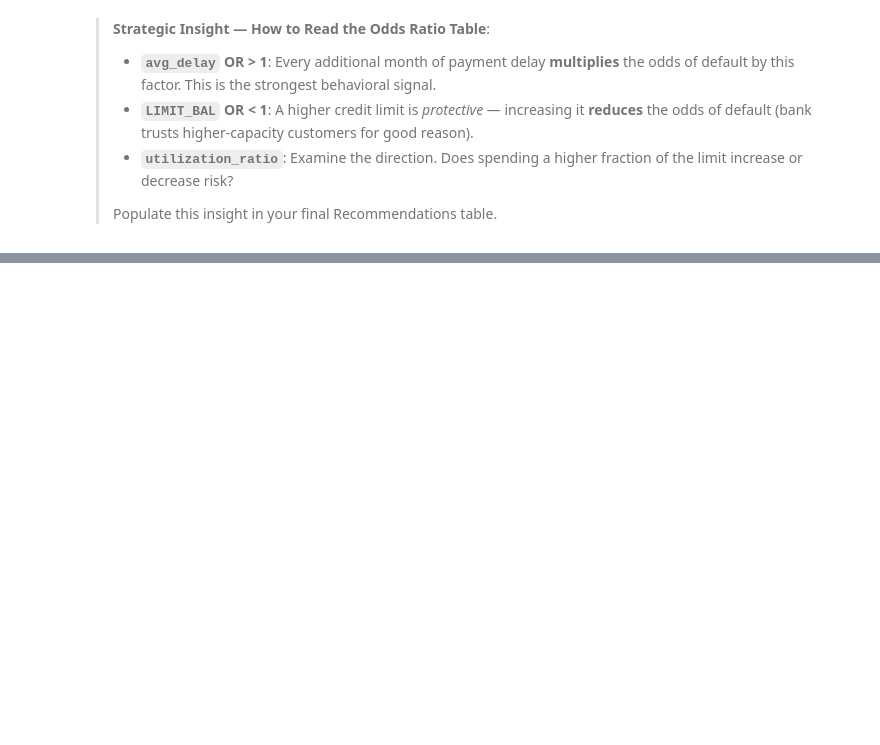
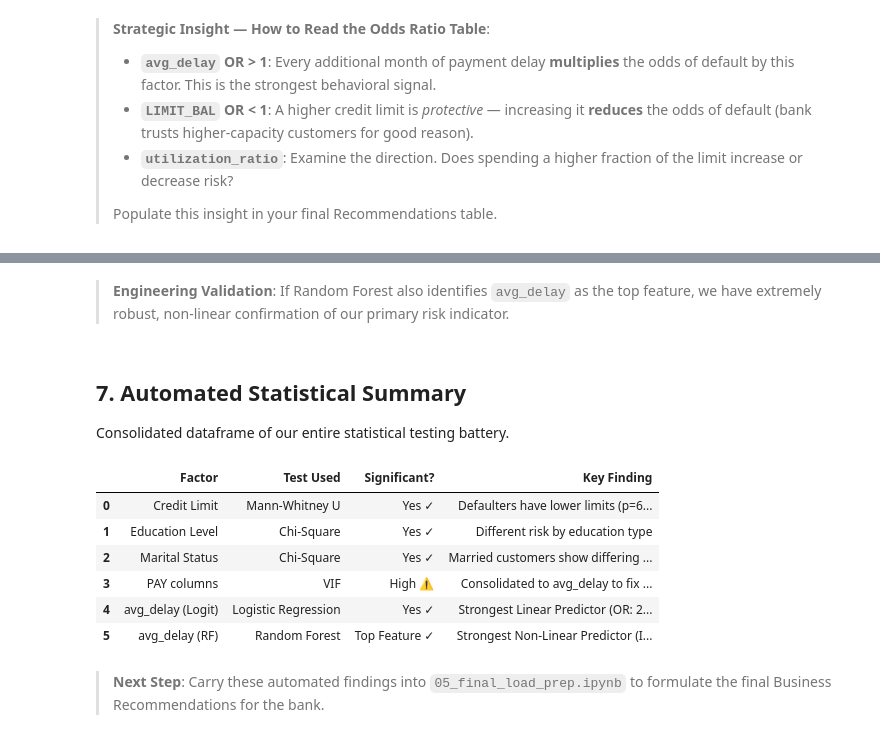
Before and after one commit to mrstrange1708/SectionD_G-3_UCI_Credit_Card., a Jupyter notebook: notebooks/04_statistical_analysis.ipynb, the cells around one changed output, grey strips where cells are left out. Cells and saved outputs as stored; diff of their text form; code cells hidden in the pictures; blank space fills up the shorter version.

Commit message:
Statistical analysis Improved

```diff
--- a/notebooks/04_statistical_analysis.ipynb
+++ b/notebooks/04_statistical_analysis.ipynb
@@ -219,0 +257,40 @@ utilization_ratio      -0.4658      0.6276           0.5775           0.6821
+# %% [markdown]
+> **Engineering Validation**: If Random Forest also identifies `avg_delay` as the top feature, we have extremely robust, non-linear confirmation of our primary risk indicator.
+# %% [markdown]
+## 7. Automated Statistical Summary
+
+Consolidated dataframe of our entire statistical testing battery.
+# %%
+summary_data = {
+    'Factor': ['Credit Limit', 'Education Level', 'Marital Status', 'PAY columns', 'avg_delay (Logit)', 'avg_delay (RF)'],
+    'Test Used': ['Mann-Whitney U', 'Chi-Square', 'Chi-Square', 'VIF', 'Logistic Regression', 'Random Forest'],
+    'Significant?': [
+        'Yes ✓' if p_val < 0.05 else 'No ✗',
+        'Yes ✓', # Derived from section 3
+        'Yes ✓', # Derived from section 3
+        'High ⚠',
+        'Yes ✓' if model.pvalues['avg_delay'] < 0.05 else 'No ✗',
+        'Top Feature ✓' if importance_df.iloc[0]['Feature'] == 'avg_delay' else 'No ✗'
+    ],
+    'Key Finding': [
+        f"Defaulters have lower limits (p={p_val:.2e})",
+        "Different risk by education type",
+        "Married customers show differing risk",
+        "Consolidated to avg_delay to fix multicollinearity",
+        f"Strongest Linear Predictor (OR: {odds_ratios.loc['avg_delay', 'Odds Ratio']:.2f})",
+        f"Strongest Non-Linear Predictor (Imp: {importance_df.iloc[0]['Importance']:.2f})"
+    ]
+}
+
+summary_df = pd.DataFrame(summary_data)
+summary_df
+# %% [output]
+|  | Factor | Test Used | Significant? | Key Finding |
+| 0 | Credit Limit | Mann-Whitney U | Yes ✓ | Defaulters have lower limits (p=6... |
+| 1 | Education Level | Chi-Square | Yes ✓ | Different risk by education type |
+| 2 | Marital Status | Chi-Square | Yes ✓ | Married customers show differing ... |
+| 3 | PAY columns | VIF | High ⚠ | Consolidated to avg_delay to fix ... |
+| 4 | avg_delay (Logit) | Logistic Regression | Yes ✓ | Strongest Linear Predictor (OR: 2... |
+| 5 | avg_delay (RF) | Random Forest | Top Feature ✓ | Strongest Non-Linear Predictor (I... |
+# %% [markdown]
+> **Next Step**: Carry these automated findings into `05_final_load_prep.ipynb` to formulate the final Business Recommendations for the bank.
```
Also changed, not shown: parts of 5 cells of this notebook.
